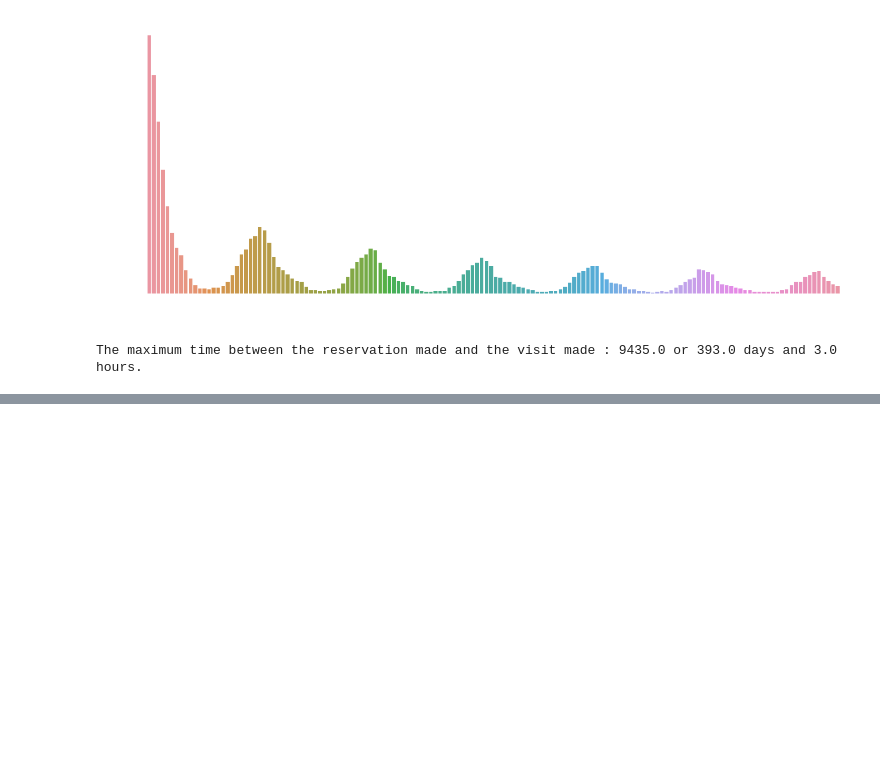
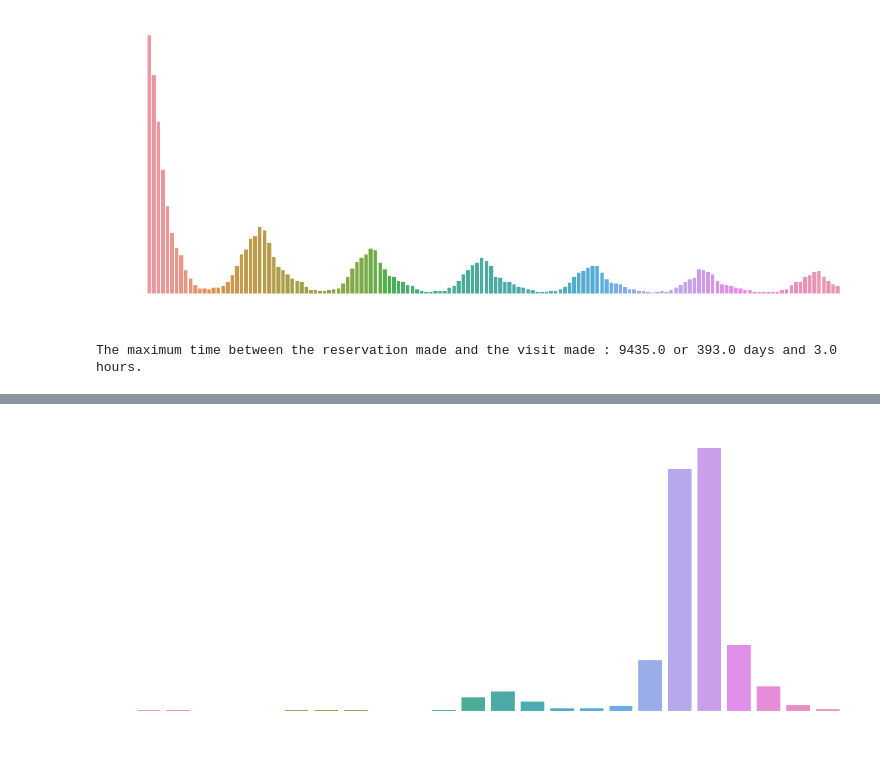
Before and after one commit to Ugenteraan/Be-my-guest---Recruit-Restaurant-EDA, a Jupyter notebook: main.ipynb, the cells around one changed output, grey strips where cells are left out. Saved outputs shown, nothing was run; the diff lists cells and outputs as text; code cells hidden in the pictures; blank space fills up the shorter version.

```diff
--- a/main.ipynb
+++ b/main.ipynb
@@ -541,0 +568,7 @@ From the visualizations, we can see that:
+# %%
+plt.rcParams["figure.figsize"] = (15,6)
+sns.barplot(data=hpg_reserve_visit_hour_grouped, x='visit_hour', y='reserve_visitors')
+plt.xlabel("Visiting hours")
+plt.show()
+# %% [output]
+[figure, added]
```
Also changed, not shown: parts of 16 cells of this notebook.
